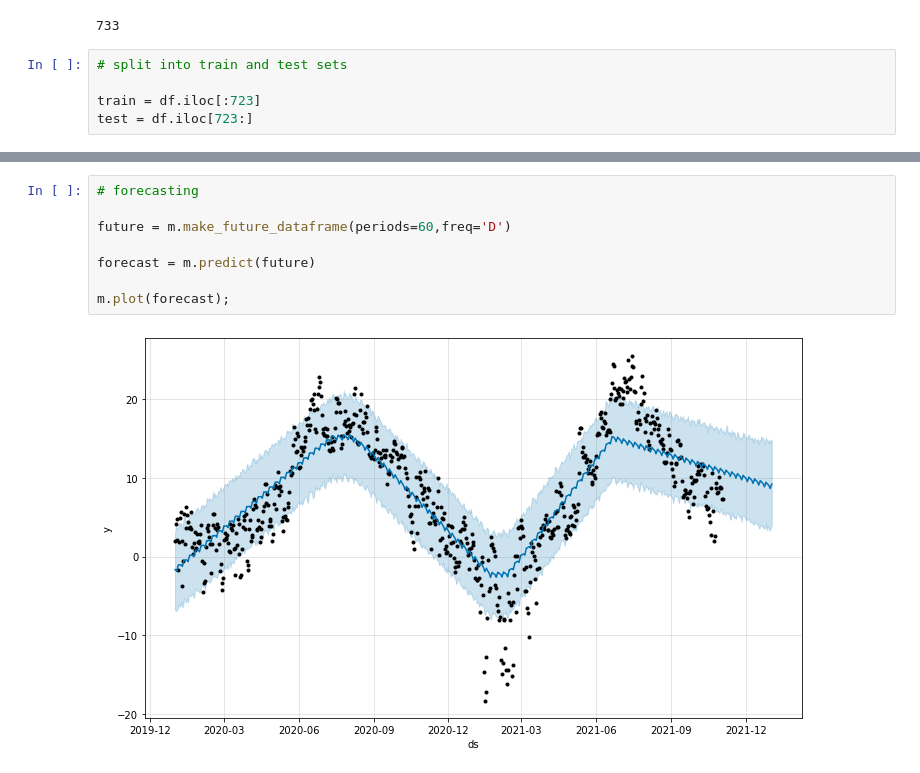
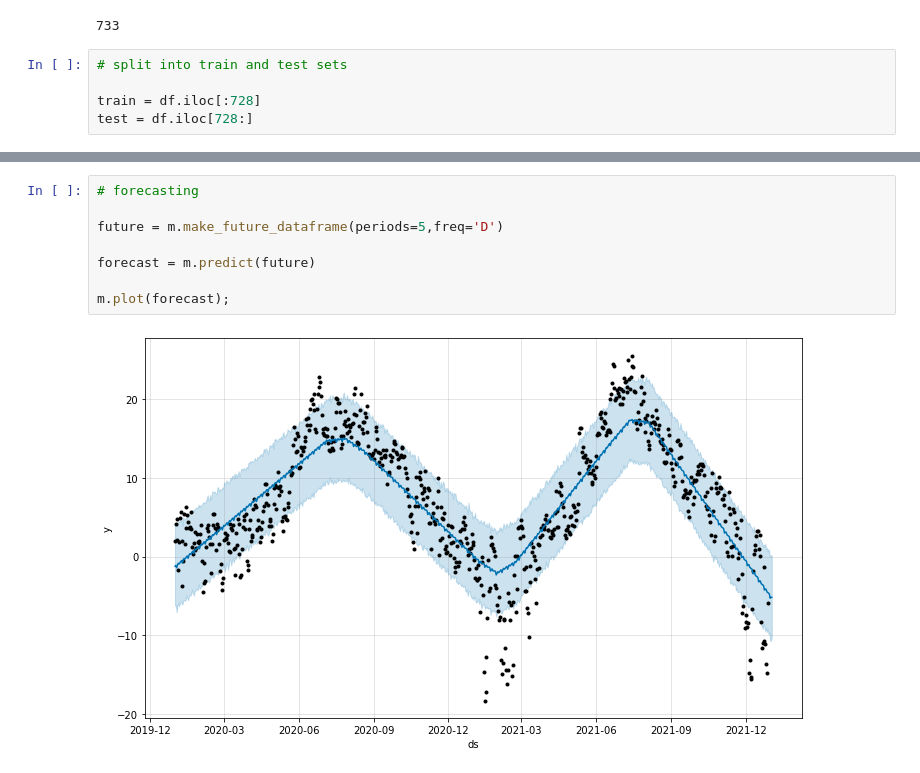
Before and after one commit to MikhailKuklin/time-series-analysis-forecasting, a Jupyter notebook: notebooks/05_ts_prophet.ipynb, the cells around one changed output, grey strips where cells are left out. Cells and saved outputs as stored; diff of their text form.

```diff
--- a/notebooks/05_ts_prophet.ipynb
+++ b/notebooks/05_ts_prophet.ipynb
@@ -74,8 +74,8 @@ len(df)
 # %%
 # split into train and test sets
 
-train = df.iloc[:723]
-test = df.iloc[723:]
+train = df.iloc[:728]
+test = df.iloc[728:]
 # %%
 len(test)
 # %% [output]
@@ -105,10 +102,10 @@ INFO:cmdstanpy:Chain [1] done processing
 # %%
 # forecasting
 
-future = m.make_future_dataframe(periods=60,freq='D')
+future = m.make_future_dataframe(periods=5,freq='D')
 
 forecast = m.predict(future)
 
 m.plot(forecast);
 # %% [output]
-[figure, old version]
+[figure, new version]
```
Also changed, not shown: parts of 16 cells of this notebook.
